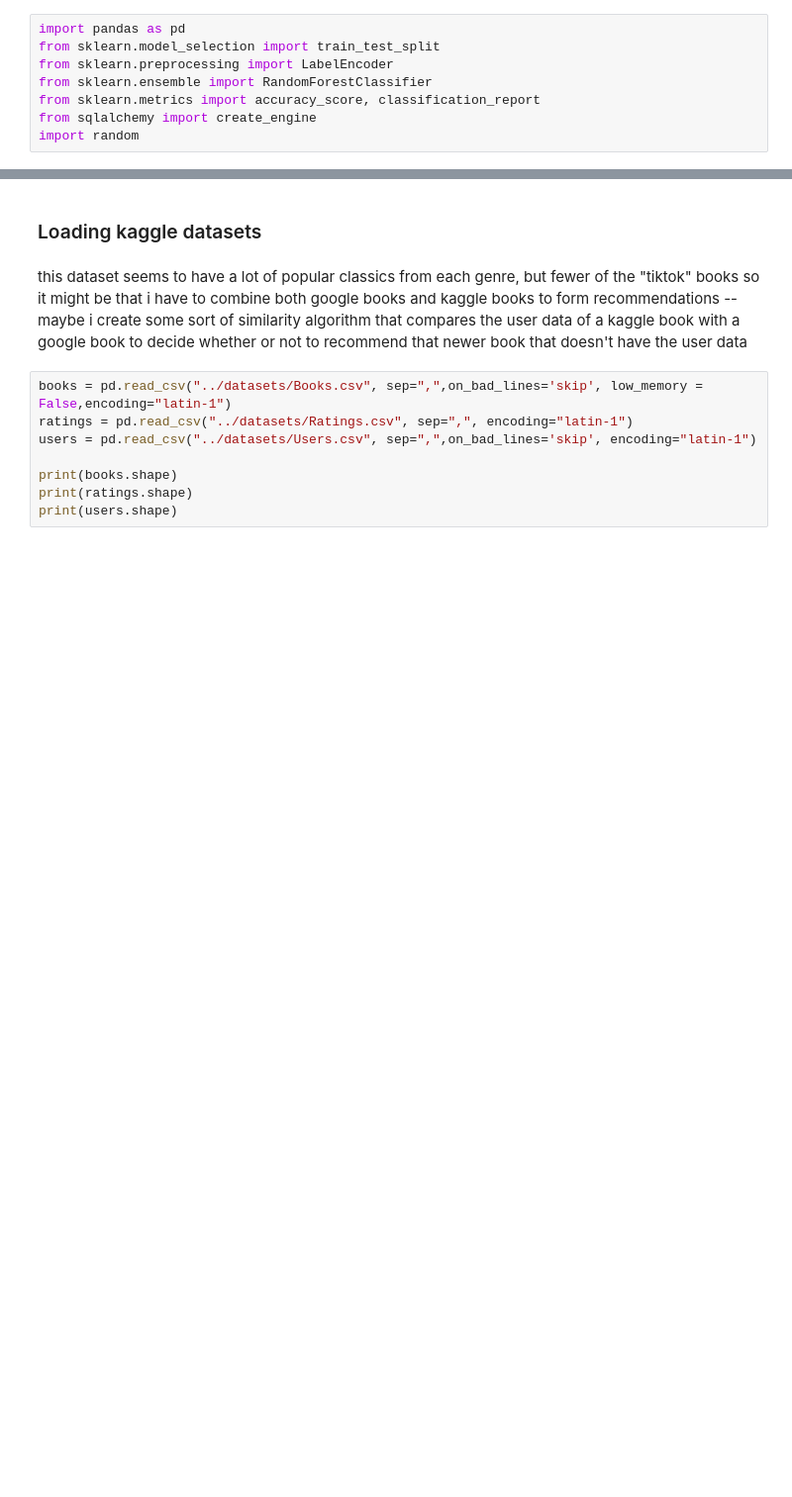
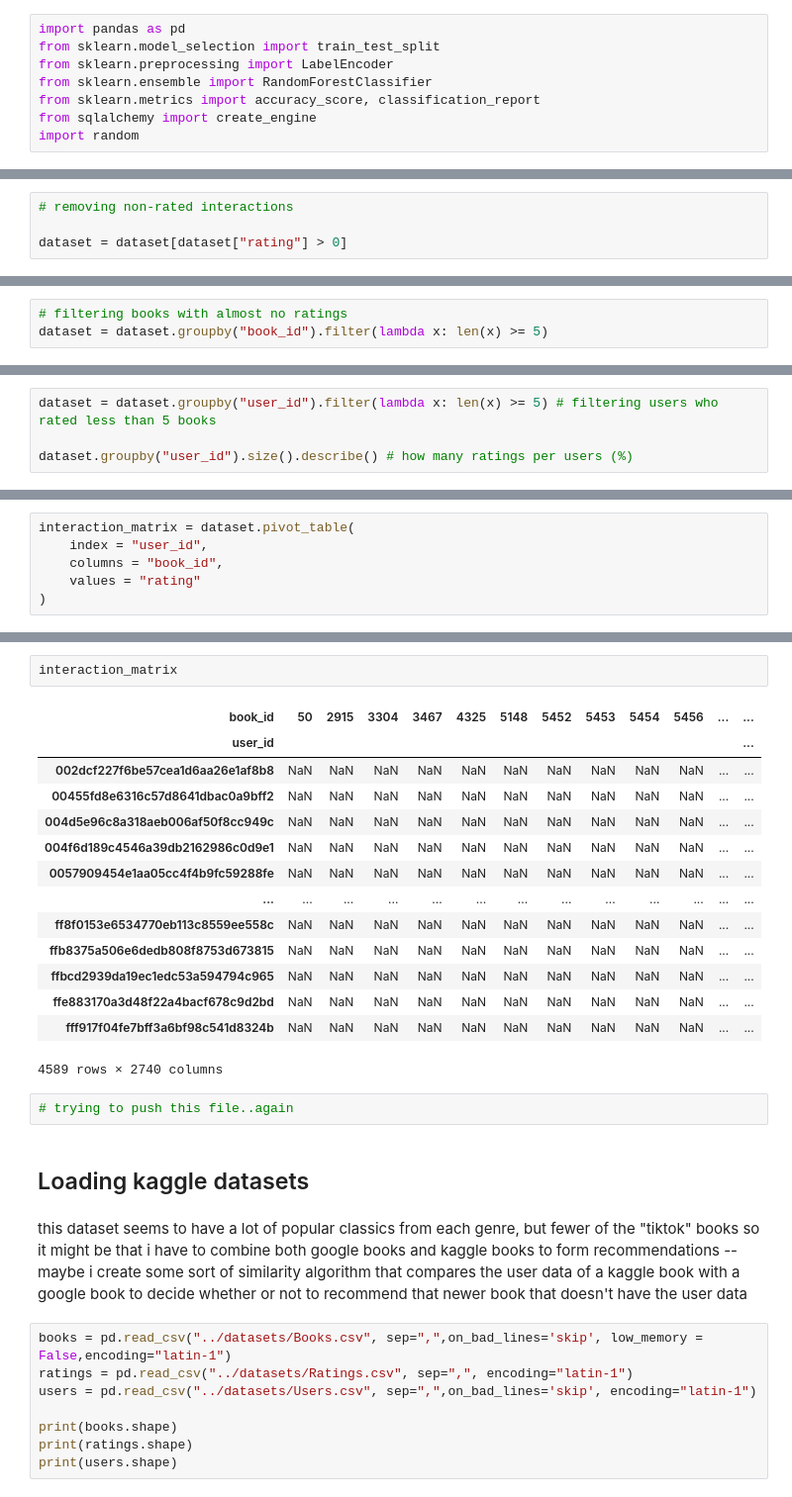
Before and after one commit to mkamar17/litra-book_recommender, a Jupyter notebook: product/ML/notebooks/book_recommender.ipynb, the cells around one changed output, grey strips where cells are left out. Shown at 99% size. Saved outputs shown, nothing was run; the diff lists cells and outputs as text; blank space fills up the shorter version.

```diff
--- a/product/ML/notebooks/book_recommender.ipynb
+++ b/product/ML/notebooks/book_recommender.ipynb
@@ -10,0 +111,4 @@ import random
+# %%
+# removing non-rated interactions
+
+dataset = dataset[dataset["rating"] > 0]
@@ -10,0 +121,3 @@ import random
+# %%
+# filtering books with almost no ratings
+dataset = dataset.groupby("book_id").filter(lambda x: len(x) >= 5)
@@ -10,0 +136,4 @@ import random
+# %%
+dataset = dataset.groupby("user_id").filter(lambda x: len(x) >= 5) # filtering users who rated less than 5 books
+
+dataset.groupby("user_id").size().describe() # how many ratings per users (%)
@@ -10,0 +174,6 @@ import random
+# %%
+interaction_matrix = dataset.pivot_table(
+    index = "user_id",
+    columns = "book_id",
+    values = "rating"
+)
@@ -11,5 +203,24 @@ import random
+# %%
+interaction_matrix
+# %% [output]
+| book_id | 50 | 2915 | 3304 | 3467 | 4325 | 5148 | 5452 | 5453 | 5454 | 5456 | ... | ... |
+| user_id |  |  |  |  |  |  |  |  |  |  |  | ... |
+| 002dcf227f6be57cea1d6aa26e1af8b8 | NaN | NaN | NaN | NaN | NaN | NaN | NaN | NaN | NaN | NaN | ... | ... |
+| 00455fd8e6316c57d8641dbac0a9bff2 | NaN | NaN | NaN | NaN | NaN | NaN | NaN | NaN | NaN | NaN | ... | ... |
+| 004d5e96c8a318aeb006af50f8cc949c | NaN | NaN | NaN | NaN | NaN | NaN | NaN | NaN | NaN | NaN | ... | ... |
+| 004f6d189c4546a39db2162986c0d9e1 | NaN | NaN | NaN | NaN | NaN | NaN | NaN | NaN | NaN | NaN | ... | ... |
+| 0057909454e1aa05cc4f4b9fc59288fe | NaN | NaN | NaN | NaN | NaN | NaN | NaN | NaN | NaN | NaN | ... | ... |
+| ... | ... | ... | ... | ... | ... | ... | ... | ... | ... | ... | ... | ... |
+| ff8f0153e6534770eb113c8559ee558c | NaN | NaN | NaN | NaN | NaN | NaN | NaN | NaN | NaN | NaN | ... | ... |
+| ffb8375a506e6dedb808f8753d673815 | NaN | NaN | NaN | NaN | NaN | NaN | NaN | NaN | NaN | NaN | ... | ... |
+| ffbcd2939da19ec1edc53a594794c965 | NaN | NaN | NaN | NaN | NaN | NaN | NaN | NaN | NaN | NaN | ... | ... |
+| ffe883170a3d48f22a4bacf678c9d2bd | NaN | NaN | NaN | NaN | NaN | NaN | NaN | NaN | NaN | NaN | ... | ... |
+| fff917f04fe7bff3a6bf98c541d8324b | NaN | NaN | NaN | NaN | NaN | NaN | NaN | NaN | NaN | NaN | ... | ... |
+4589 rows × 2740 columns
+# %%
+# trying to push this file..again
 # %% [markdown]
-### Loading kaggle datasets
+## Loading kaggle datasets
 # %% [markdown]
 this dataset seems to have a lot of popular classics from each genre, but fewer of the "tiktok" books so it might be that i have to combine both google books and kaggle books to form recommendations -- maybe i create some sort of similarity algorithm that compares the user data of a kaggle book with a google book to decide whether or not to recommend that newer book that doesn't have the user data
 # %%
```
Also changed, not shown: parts of 33 cells of this notebook.
